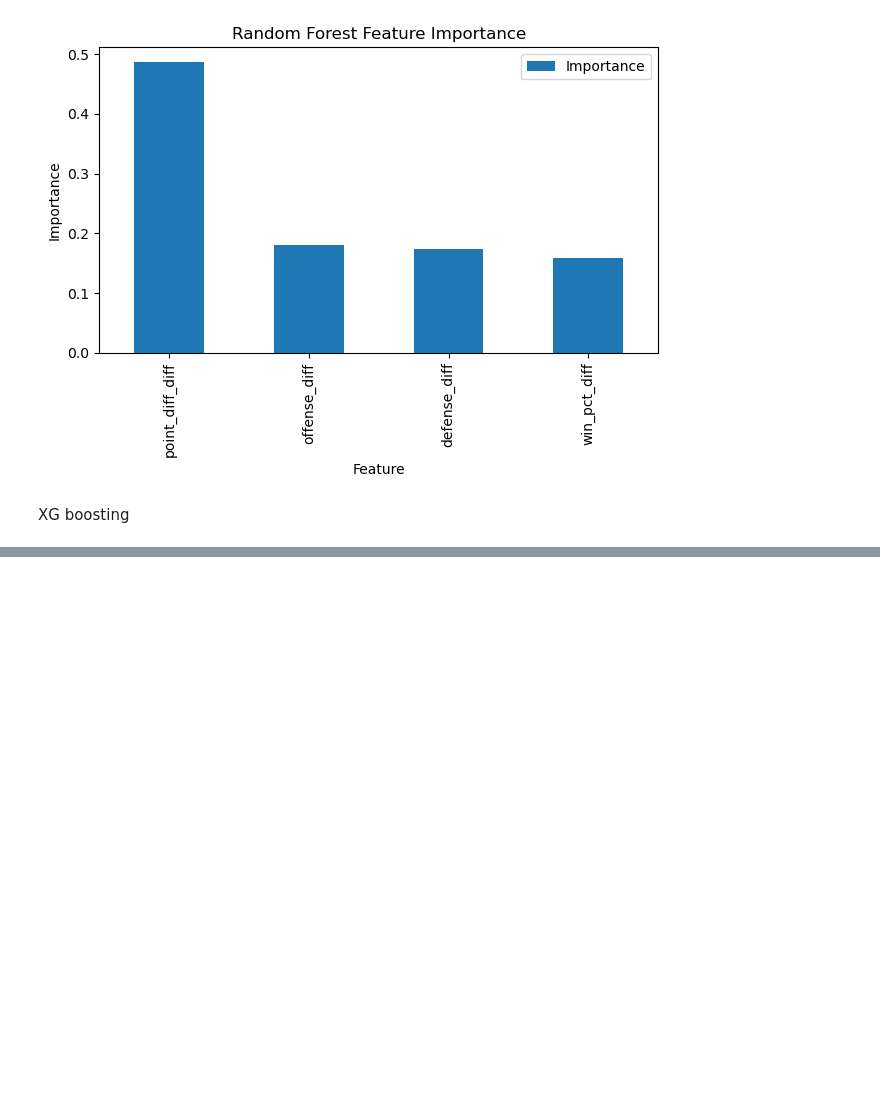
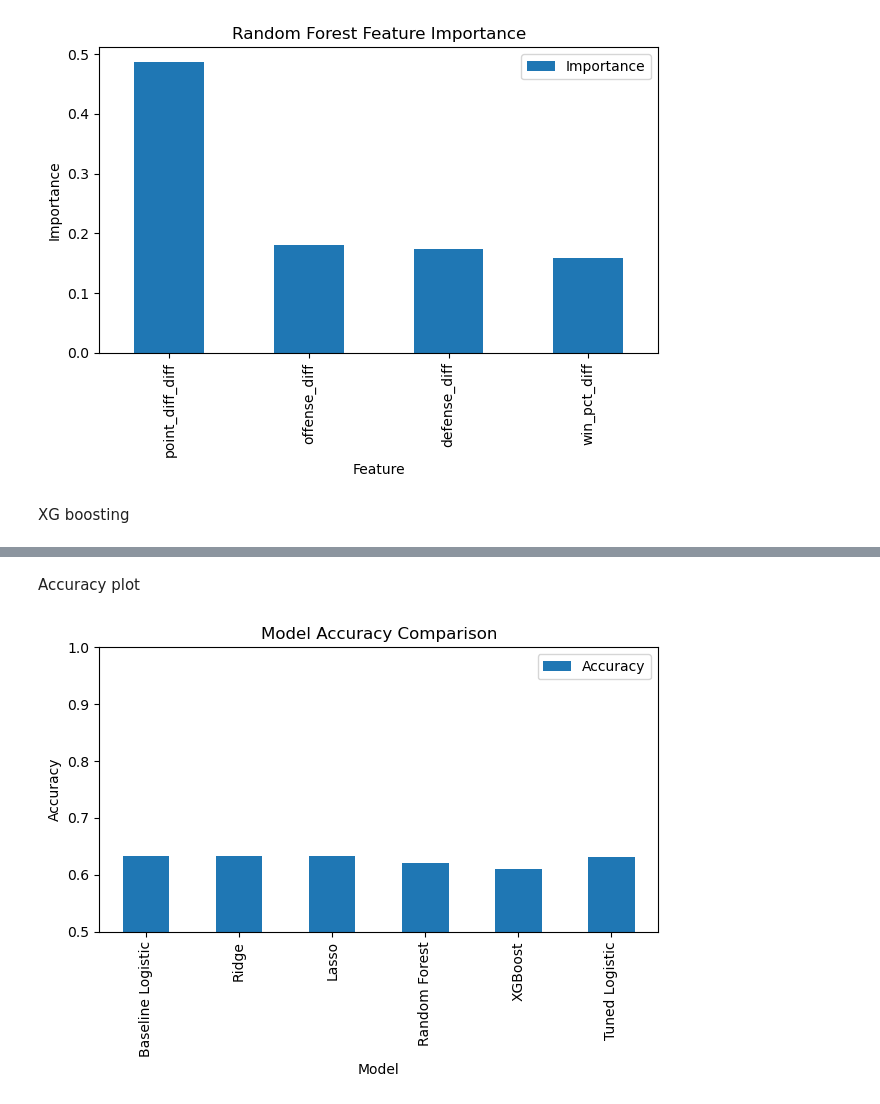
Before and after one commit to AayushPandey-hub/nba-win-prediction, a Jupyter notebook: modeling.ipynb, the cells around one changed output, grey strips where cells are left out. Cells and saved outputs as stored; diff of their text form; code cells hidden in the pictures; blank space fills up the shorter version.

```diff
--- a/modeling.ipynb
+++ b/modeling.ipynb
@@ -367,0 +394,16 @@ XG boosting
+# %%
+xgb_preds = xgb_model.predict(X_test)
+
+xgb_probs = xgb_model.predict_proba(X_test)[:, 1]
+xgb_accuracy = accuracy_score(
+    y_test,
+    xgb_preds
+)
+
+xgb_auc = roc_auc_score(
+    y_test,
+    xgb_probs
+)
+
+print("XGBoost Accuracy:", xgb_accuracy)
+print("XGBoost ROC-AUC:", xgb_auc)
@@ -367,0 +725,20 @@ XG boosting
+# %% [markdown]
+Accuracy plot
+# %%
+comparison_df.plot(
+    x="Model",
+    y="Accuracy",
+    kind="bar"
+)
+
+plt.title("Model Accuracy Comparison")
+
+plt.ylabel("Accuracy")
+
+plt.ylim(0.5, 1.0)
+
+plt.tight_layout()
+
+plt.show()
+# %% [output]
+[figure, added]
```
Also changed, not shown: parts of 19 cells of this notebook, 2 other files.
